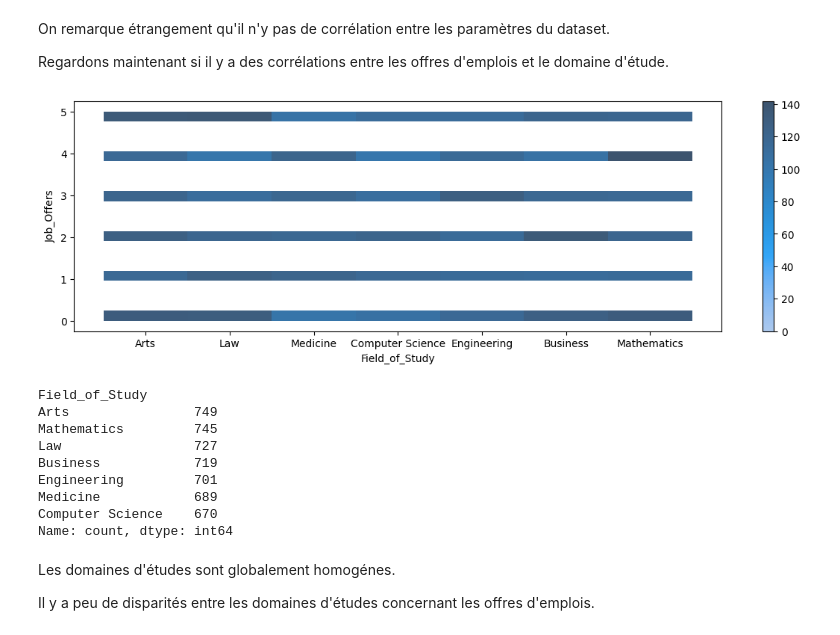
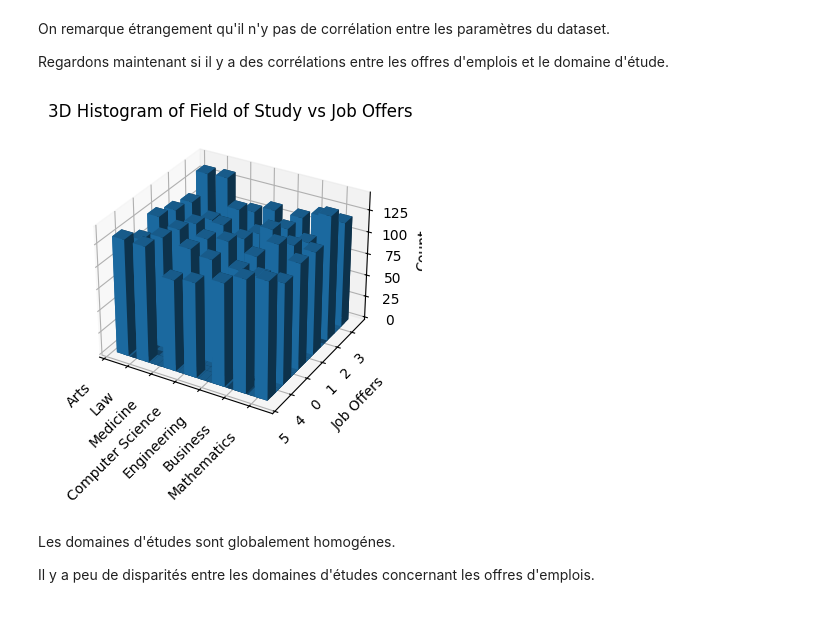
Before and after one commit to ostix360/Machine_Learning_S4, a Jupyter notebook: dataset_handling.ipynb, the cells around one changed output. Drawn from its saved outputs; the diff is of its cells as text; code cells hidden in the pictures.

Commit message:
finish dataset

```diff
--- a/dataset_handling.ipynb
+++ b/dataset_handling.ipynb
@@ -181,23 +181,32 @@ df.corr()
 On remarque étrangement qu'il n'y pas de corrélation entre les paramètres du dataset.
 
 Regardons maintenant si il y a des corrélations entre les offres d'emplois et le domaine d'étude.
-# %%
-df = load_dataset_part([2,4])
-plt.figure(figsize=(14, 4))  # Largeur de 14 pouces et hauteur de 8 pouces
-sns.histplot(x=df["Field_of_Study"], y=df["Job_Offers"], data=df, bins=21, cbar=True)
-plt.show()
-df.loc[:,"Field_of_Study"].value_counts()
-# %% [output]
-[figure, removed]
-Field_of_Study
-Arts                749
-Mathematics         745
-Law                 727
-Business            719
-Engineering         701
-Medicine            689
-Computer Science    670
-Name: count, dtype: int64
+# %%
+df = load_dataset_part([2,4])
+fig = plt.figure(figsize=(14, 4))
+ax = fig.add_subplot(111, projection='3d')
+
+# Scatter plot
+hist, xedges, yedges = np.histogram2d(df["Field_of_Study"].factorize()[0], df["Job_Offers"], bins=21)
+xpos, ypos = np.meshgrid(xedges[:-1] + 0.25, yedges[:-1] + 0.25, indexing="ij")
+
+xpos = xpos.ravel()
+ypos = ypos.ravel()
+zpos = 0
+
+dx = dy = 0.5 * np.ones_like(zpos)
+dz = hist.ravel()
+ax.bar3d(xpos, ypos, zpos, dx, dy, dz, zsort='average')
+ax.set_ylabel('Job Offers')
+ax.set_zlabel('Count')
+ax.set_xticks(np.arange(len(df["Field_of_Study"].unique())))
+ax.set_xticklabels(df["Field_of_Study"].unique(), rotation=45, ha='right')
+ax.set_yticks(np.arange(len(df["Job_Offers"].unique())))
+ax.set_yticklabels(df["Job_Offers"].unique(), rotation=45, ha='right')
+plt.title('3D Histogram of Field of Study vs Job Offers')
+plt.show()
+# %% [output]
+[figure, added]
 # %% [markdown]
 Les domaines d'études sont globalement homogénes.
 
```
Also changed, not shown: parts of 14 cells of this notebook.
